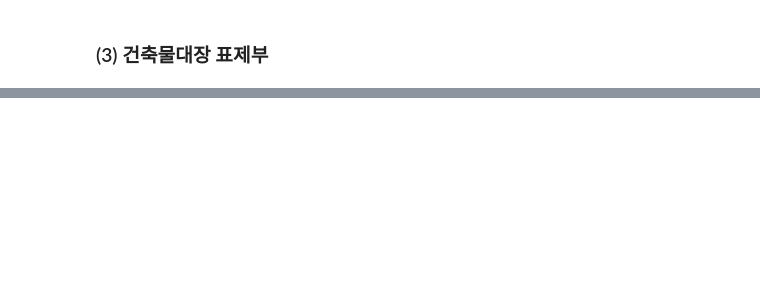
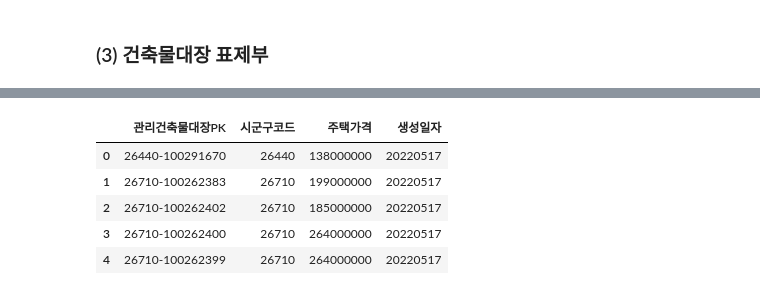
Before and after one commit to givemetarte/dask-bigdata-tutorial, a Jupyter notebook: merge-flooding-data.ipynb, the cells around one changed output, grey strips where cells are left out. Cells and saved outputs as stored; diff of their text form; code cells hidden in the pictures; blank space fills up the shorter version.

```diff
--- a/merge-flooding-data.ipynb
+++ b/merge-flooding-data.ipynb
@@ -109,0 +193,11 @@ Wall time: 1.61 s
+# %%
+# 건축물대장 주택가격
+busan_price = dd.read_csv("data/refined-data/busan-price-unique-rows.csv", encoding="utf-8", dtype=str, keep_default_na=False)
+busan_price.head()
+# %% [output]
+|  | 관리건축물대장PK | 시군구코드 | 주택가격 | 생성일자 |
+| 0 | 26440-100291670 | 26440 | 138000000 | 20220517 |
+| 1 | 26710-100262383 | 26710 | 199000000 | 20220517 |
+| 2 | 26710-100262402 | 26710 | 185000000 | 20220517 |
+| 3 | 26710-100262400 | 26710 | 264000000 | 20220517 |
+| 4 | 26710-100262399 | 26710 | 264000000 | 20220517 |
```
Also changed, not shown: parts of 16 cells of this notebook.
